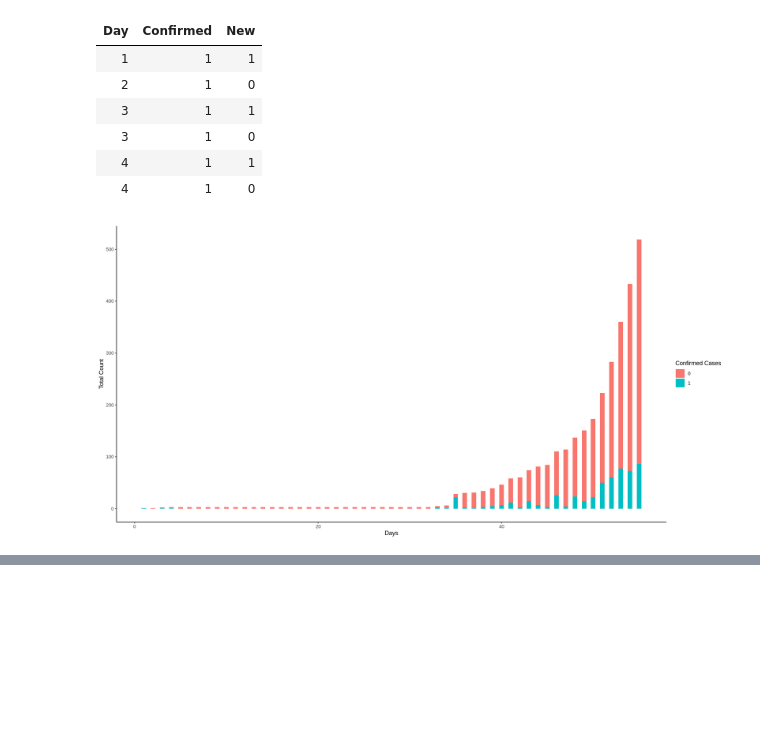
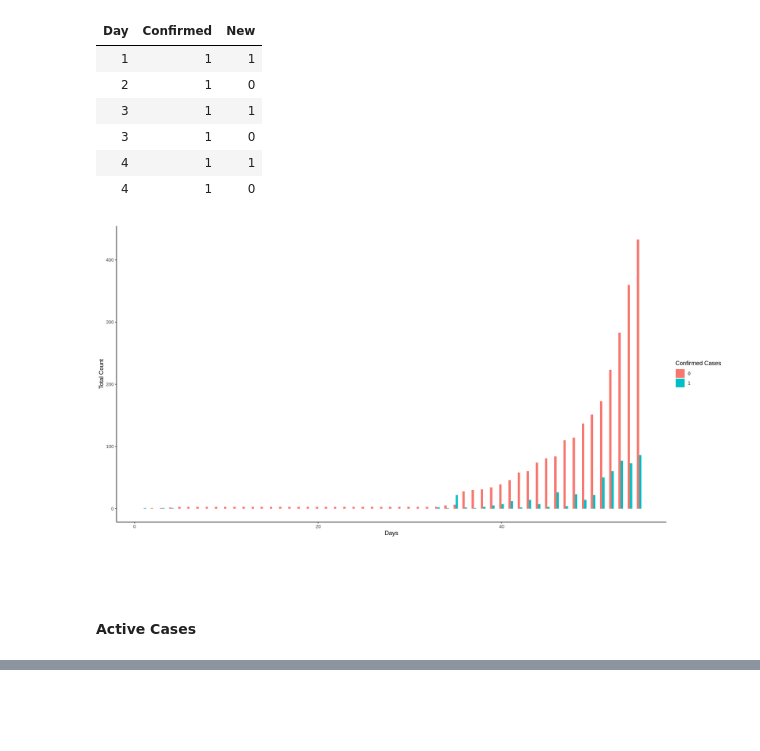
Before and after one commit to ravi-prakash1907/COVID-19-India, a Jupyter notebook: india-today/Understand India.ipynb, the cells around one changed output, grey strips where cells are left out. Drawn from its saved outputs; the diff is of its cells as text; code cells hidden in the pictures; blank space fills up the shorter version.

```diff
--- a/india-today/Understand India.ipynb
+++ b/india-today/Understand India.ipynb
@@ -155,9 +161,13 @@ head(df)
 # %%
 ## days with old and new cases
 ggplot(df, aes(x = Day, fill = factor(New))) +
-  geom_histogram(binwidth = 0.5) +
+  geom_histogram(binwidth = 0.5, position="dodge") +
   xlab("Days") +
   ylab("Total Count") +
   labs(fill = "Confirmed Cases")
 # %% [output]
-[figure, old version]
+[figure, new version]
+# %% [markdown]
+<br />
+# %% [markdown]
+#### Active Cases
```
Also changed, not shown: parts of 24 cells of this notebook, 1 other file.
